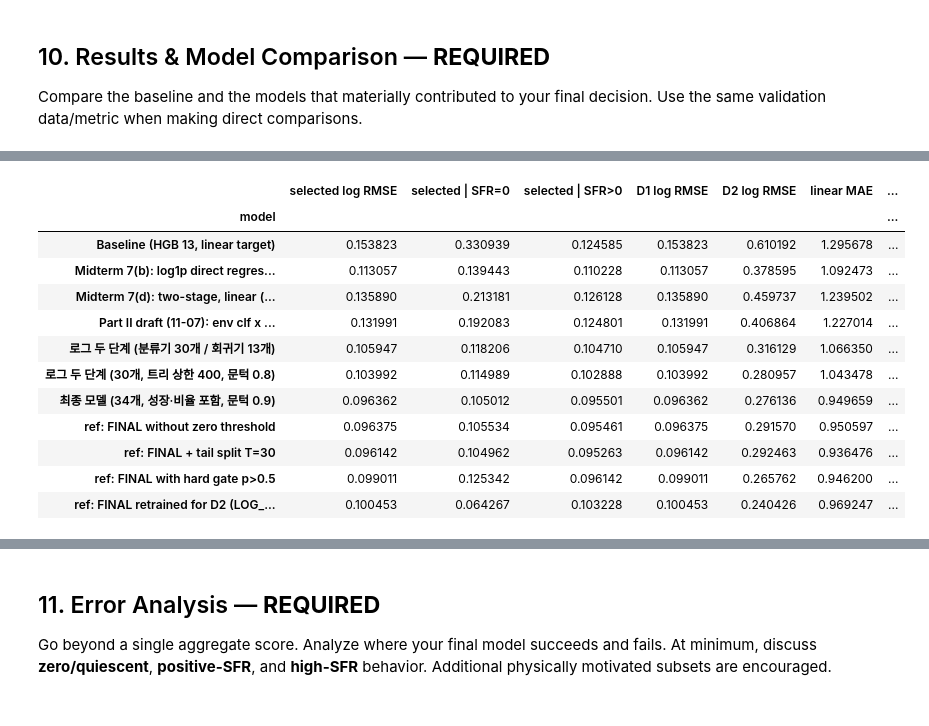
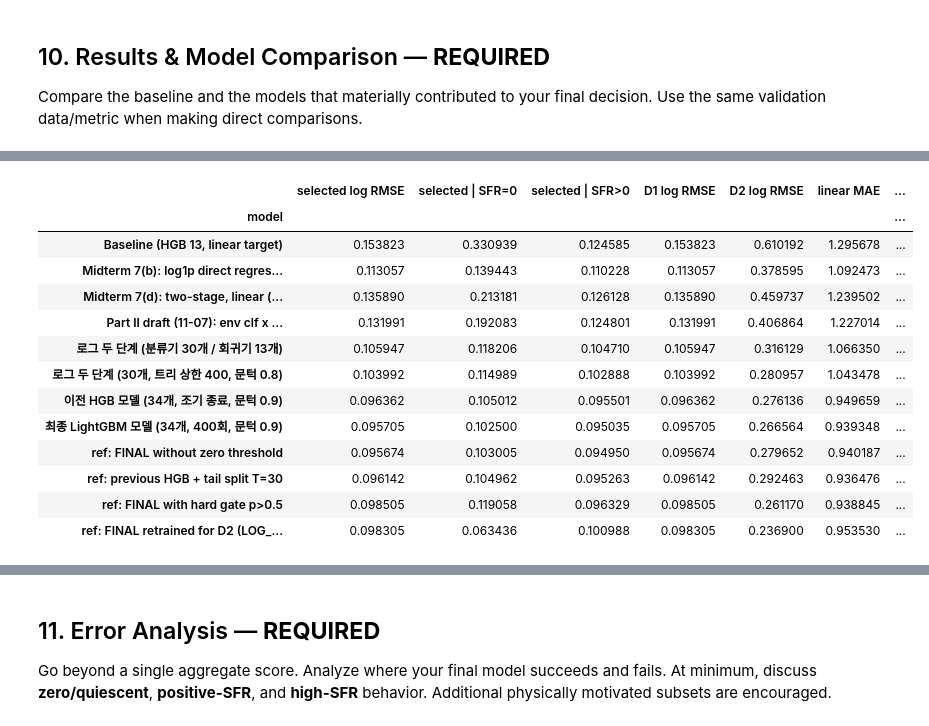
Before and after one commit to ZizonK7/sdi2026-galaxy-sfr, a Jupyter notebook: DataHub_701104_final.ipynb, the cells around one changed output, grey strips where cells are left out. Cells and saved outputs as stored; diff of their text form; code cells hidden in the pictures.

```diff
--- a/DataHub_701104_final.ipynb
+++ b/DataHub_701104_final.ipynb
@@ -2454,7 +2483,7 @@ for seed in CV_SEEDS:
                  "30개 모델 + SFR > 30 꼬리 분리": mix(p150, e_tail), "30개 모델 + 분류기 상한 400": mix(p400, e30),
                  "30개 모델 + 양쪽 상한 400": mix(p400, e30_400),
                  "30개 모델 + 양쪽 상한 400 + 문턱 0.8": np.where(1 - p400 >= 0.8, _z0, mix(p400, e30_400)),
-                 "최종 모델 (34개, 문턱 0.9)": np.where(1 - p34 >= ZERO_THRESHOLD, _z0, mix(p34, e34)),
+                 "이전 HGB 모델 (34개, 문턱 0.9)": np.where(1 - p34 >= ZERO_THRESHOLD, _z0, mix(p34, e34)),
                  "로그 회귀기 13개 + 양수 확률 0.5 분기": np.where(p150 > 0.5, e13, _z0)}
         # 같은 34개 모델의 출력을 바꿔 문턱 후보별 비용만 계산한다(추가 학습 없음).
         soft34 = mix(p34, e34)
@@ -2717,46 +2772,51 @@ _tail = _yp > 30.0
 _q = HistGradientBoostingClassifier(**HGB).fit(_Xp, _tail.astype(int)).predict_proba(X_val_env[REG_FEATURES])[:, 1]
 _e_tail = _q * HistGradientBoostingRegressor(**HGB).fit(_Xp[_tail], to_log(_yp[_tail])).predict(X_val_env[REG_FEATURES]) \
     + (1 - _q) * HistGradientBoostingRegressor(**HGB).fit(_Xp[~_tail], to_log(_yp[~_tail])).predict(X_val_env[REG_FEATURES])
+PREVIOUS_HGB_MODEL = TwoStageLogSFR(FINAL_HGB, CLF_FEATURES, REG_FEATURES, zero_threshold=ZERO_THRESHOLD).fit(X_train_env, y_train)
+_PREVIOUS_HGB_PREDICTIONS = PREVIOUS_HGB_MODEL.predict(X_val_env)
+_p_previous_hgb = PREVIOUS_HGB_MODEL.predict_proba_positive(X_val_env)
 _p_fin = FINAL_MODEL.predict_proba_positive(X_val_env)
 _z_soft = _p_fin * FINAL_MODEL.predict_log_positive(X_val_env) + (1 - _p_fin) * to_log(0.0)   # 최종 모델에서 0 문턱만 뺀 것
 val_models = {
     "Baseline (HGB 13, linear target)": baseline_pred,
     "Midterm 7(b): log1p direct regression (13)": preds["(b) log1p"],
     "Midterm 7(d): two-stage, linear (13 / 13)": preds["(d) two-stage P x E"],
     "Part II draft (11-07): env clf x linear reg (30 / 13)": _p150 * _lin13,
     "로그 두 단계 (분류기 30개 / 회귀기 13개)": TwoStageLogSFR(HGB, F30, FINAL_FEATURES).fit(X_train_env, y_train).predict(X_val_env),
     "로그 두 단계 (30개, 트리 상한 400, 문턱 0.8)": TwoStageLogSFR(FINAL_HGB, F30, F30, zero_threshold=0.8).fit(X_train_env, y_train).predict(X_val_env),
-    "최종 모델 (34개, 성장·비율 포함, 문턱 0.9)": VAL_PREDICTIONS,
+    "이전 HGB 모델 (34개, 조기 종료, 문턱 0.9)": _PREVIOUS_HGB_PREDICTIONS,
+    "최종 LightGBM 모델 (34개, 400회, 문턱 0.9)": VAL_PREDICTIONS,
     "ref: FINAL without zero threshold": from_log(_z_soft),
-    "ref: FINAL + tail split T=30": from_log(_p_fin * _e_tail + (1 - _p_fin) * to_log(0.0)),
+    "ref: previous HGB + tail split T=30": from_log(_p_previous_hgb * _e_tail + (1 - _p_previous_hgb) * to_log(0.0)),
     "ref: FINAL with hard gate p>0.5": from_log(np.where(_p_fin > 0.5, FINAL_MODEL.predict_log_positive(X_val_env), to_log(0.0))),
-    "ref: FINAL retrained for D2 (LOG_EPS = 0.01)": TwoStageLogSFR(FINAL_HGB, CLF_FEATURES, REG_FEATURES, eps=0.01, zero_threshold=ZERO_THRESHOLD)
+    "ref: FINAL retrained for D2 (LOG_EPS = 0.01)": TwoStageLightGBMLogSFR(FINAL_LGBM, CLF_FEATURES, REG_FEATURES, eps=0.01, zero_threshold=ZERO_THRESHOLD)
                                                      .fit(X_train_env, y_train).predict(X_val_env),
 }
 _z_selected = lambda p: to_log(np.clip(np.asarray(p, float), 0, None), LOG_EPS)
 rows = []
 for k, p in val_models.items():
     d_b, lo_b, hi_b = paired_rmse_ci(_z_selected(baseline_pred), _z_selected(p), _z_selected(y_val))
     d_d, lo_d, hi_d = paired_rmse_ci(_z_selected(val_models["Part II draft (11-07): env clf x linear reg (30 / 13)"]), _z_selected(p), _z_selected(y_val))
     rows.append({"model": k, **log_scores(p), "selected Δ vs baseline [95%]": f"{d_b:+.4f} [{lo_b:+.4f}, {hi_b:+.4f}]",
                  "selected Δ vs Part II draft [95%]": f"{d_d:+.4f} [{lo_d:+.4f}, {hi_d:+.4f}]"})
 log_table = pd.DataFrame(rows).set_index("model")
 with pd.option_context("display.max_colwidth", None, "display.max_columns", None):
     display(log_table.round(6))
 # %% [output]
 |  | selected log RMSE | selected | SFR=0 | selected | SFR>0 | D1 log RMSE | D2 log RMSE | linear MAE | ... |
 | model |  |  |  |  |  |  | ... |
 | Baseline (HGB 13, linear target) | 0.153823 | 0.330939 | 0.124585 | 0.153823 | 0.610192 | 1.295678 | ... |
 | Midterm 7(b): log1p direct regres... | 0.113057 | 0.139443 | 0.110228 | 0.113057 | 0.378595 | 1.092473 | ... |
 | Midterm 7(d): two-stage, linear (... | 0.135890 | 0.213181 | 0.126128 | 0.135890 | 0.459737 | 1.239502 | ... |
 | Part II draft (11-07): env clf x ... | 0.131991 | 0.192083 | 0.124801 | 0.131991 | 0.406864 | 1.227014 | ... |
 | 로그 두 단계 (분류기 30개 / 회귀기 13개) | 0.105947 | 0.118206 | 0.104710 | 0.105947 | 0.316129 | 1.066350 | ... |
 | 로그 두 단계 (30개, 트리 상한 400, 문턱 0.8) | 0.103992 | 0.114989 | 0.102888 | 0.103992 | 0.280957 | 1.043478 | ... |
-| 최종 모델 (34개, 성장·비율 포함, 문턱 0.9) | 0.096362 | 0.105012 | 0.095501 | 0.096362 | 0.276136 | 0.949659 | ... |
-| ref: FINAL without zero threshold | 0.096375 | 0.105534 | 0.095461 | 0.096375 | 0.291570 | 0.950597 | ... |
-| ref: FINAL + tail split T=30 | 0.096142 | 0.104962 | 0.095263 | 0.096142 | 0.292463 | 0.936476 | ... |
-| ref: FINAL with hard gate p>0.5 | 0.099011 | 0.125342 | 0.096142 | 0.099011 | 0.265762 | 0.946200 | ... |
-| ref: FINAL retrained for D2 (LOG_... | 0.100453 | 0.064267 | 0.103228 | 0.100453 | 0.240426 | 0.969247 | ... |
+| 이전 HGB 모델 (34개, 조기 종료, 문턱 0.9) | 0.096362 | 0.105012 | 0.095501 | 0.096362 | 0.276136 | 0.949659 | ... |
+| 최종 LightGBM 모델 (34개, 400회, 문턱 0.9) | 0.095705 | 0.102500 | 0.095035 | 0.095705 | 0.266564 | 0.939348 | ... |
+| ref: FINAL without zero threshold | 0.095674 | 0.103005 | 0.094950 | 0.095674 | 0.279652 | 0.940187 | ... |
+| ref: previous HGB + tail split T=30 | 0.096142 | 0.104962 | 0.095263 | 0.096142 | 0.292463 | 0.936476 | ... |
+| ref: FINAL with hard gate p>0.5 | 0.098505 | 0.119058 | 0.096329 | 0.098505 | 0.261170 | 0.938845 | ... |
+| ref: FINAL retrained for D2 (LOG_... | 0.098305 | 0.063436 | 0.100988 | 0.098305 | 0.236900 | 0.953530 | ... |
 # %% [markdown]
 ### 10.1 Required Comparison Table — **STUDENT RESPONSE**
 
```
Also changed, not shown: parts of 25 cells of this notebook, 50 other files.
